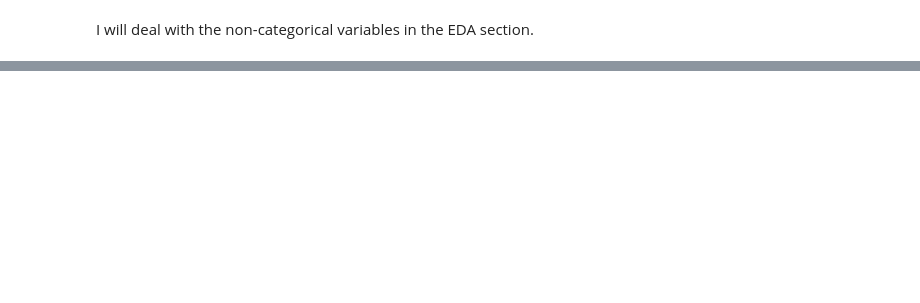
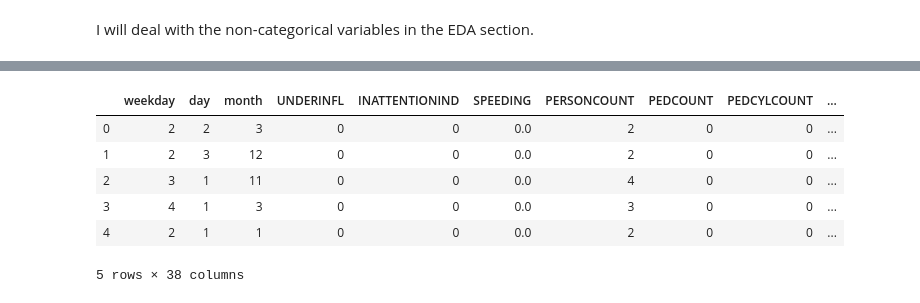
Before and after one commit to Simona-Pirani/Coursera_Capstone, a Jupyter notebook: Capstone.ipynb, the cells around one changed output, grey strips where cells are left out. Cells and saved outputs as stored; diff of their text form; code cells hidden in the pictures; blank space fills up the shorter version.

```diff
--- a/Capstone.ipynb
+++ b/Capstone.ipynb
@@ -393,0 +596,2 @@ I will deal with the non-categorical variables in the EDA section.
+# %%
+Feature['month'] = Feature['DATE'].dt.month
@@ -393,0 +622,27 @@ I will deal with the non-categorical variables in the EDA section.
+# %%
+Feature.drop(['DATE','SEVERITYCODE'], axis = 1,inplace=True)
+Feature['UNDERINFL']=df['UNDERINFL']
+Feature['INATTENTIONIND']=df['INATTENTIONIND']
+Feature['SPEEDING']=df['SPEEDING']
+Feature['PERSONCOUNT']=df['PERSONCOUNT']
+Feature['PEDCOUNT']=df['PEDCOUNT']
+Feature['PEDCYLCOUNT']=df['PEDCYLCOUNT']
+Feature['VEHCOUNT']=df['VEHCOUNT']
+Feature['SDOT_COLCODE']=df['SDOT_COLCODE']
+Feature['PEDROWNOTGRNT']=df['PEDROWNOTGRNT']
+Feature['SPEEDING']=df['SPEEDING']
+Feature = pd.concat([Feature,pd.get_dummies(df['WEATHER'])], axis=1)
+Feature.drop(['Unknown'], axis = 1,inplace=True)
+Feature = pd.concat([Feature,pd.get_dummies(df['ROADCOND'])], axis=1)
+Feature.drop(['Unknown'], axis = 1,inplace=True)
+Feature = pd.concat([Feature,pd.get_dummies(df['LIGHTCOND'])], axis=1)
+Feature.drop(['Unknown'], axis = 1,inplace=True)
+Feature.head()
+# %% [output]
+|  | weekday | day | month | UNDERINFL | INATTENTIONIND | SPEEDING | PERSONCOUNT | PEDCOUNT | PEDCYLCOUNT | ... |
+| 0 | 2 | 2 | 3 | 0 | 0 | 0.0 | 2 | 0 | 0 | ... |
+| 1 | 2 | 3 | 12 | 0 | 0 | 0.0 | 2 | 0 | 0 | ... |
+| 2 | 3 | 1 | 11 | 0 | 0 | 0.0 | 4 | 0 | 0 | ... |
+| 3 | 4 | 1 | 3 | 0 | 0 | 0.0 | 3 | 0 | 0 | ... |
+| 4 | 2 | 1 | 1 | 0 | 0 | 0.0 | 2 | 0 | 0 | ... |
+5 rows × 38 columns
```
Also changed, not shown: parts of 60 cells of this notebook.
